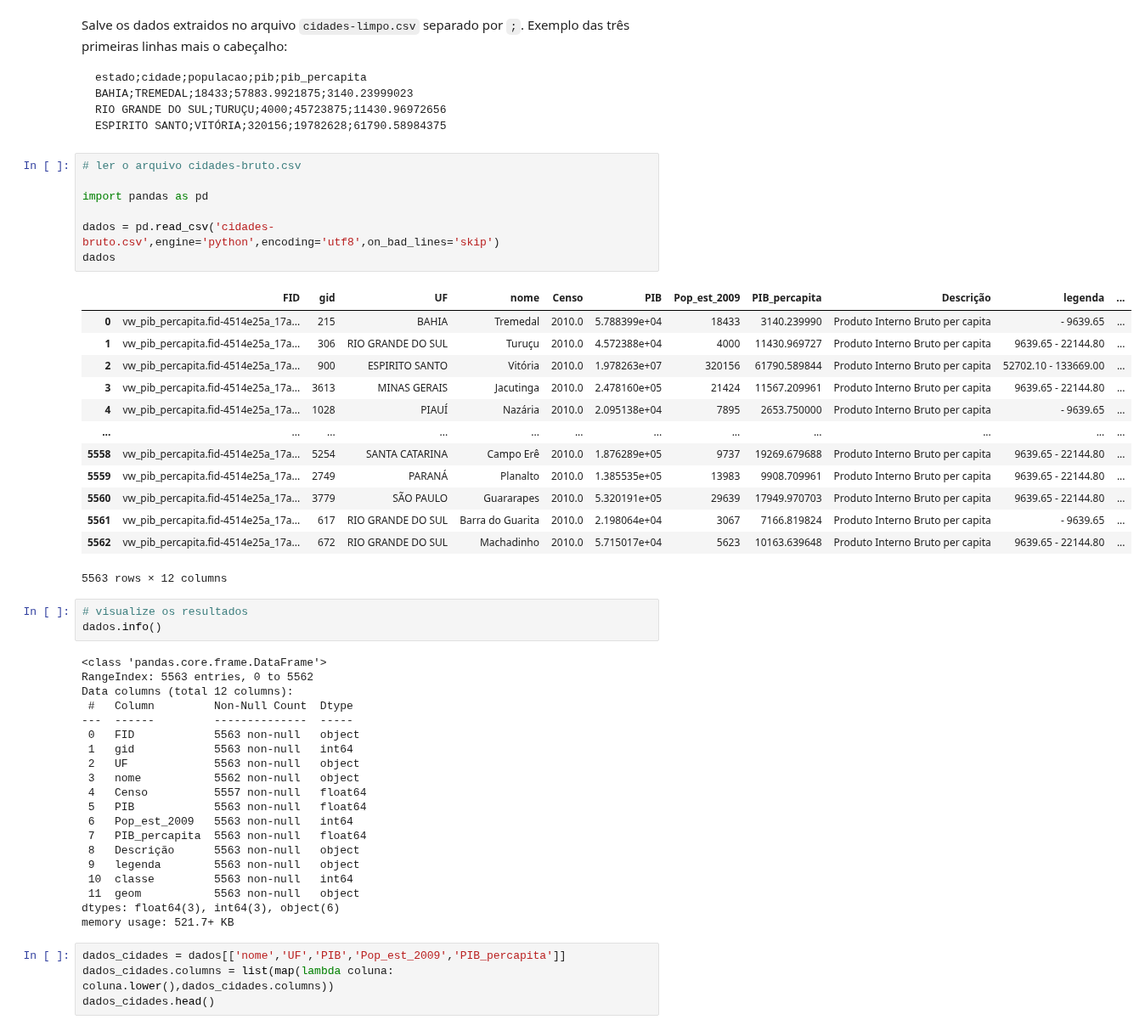
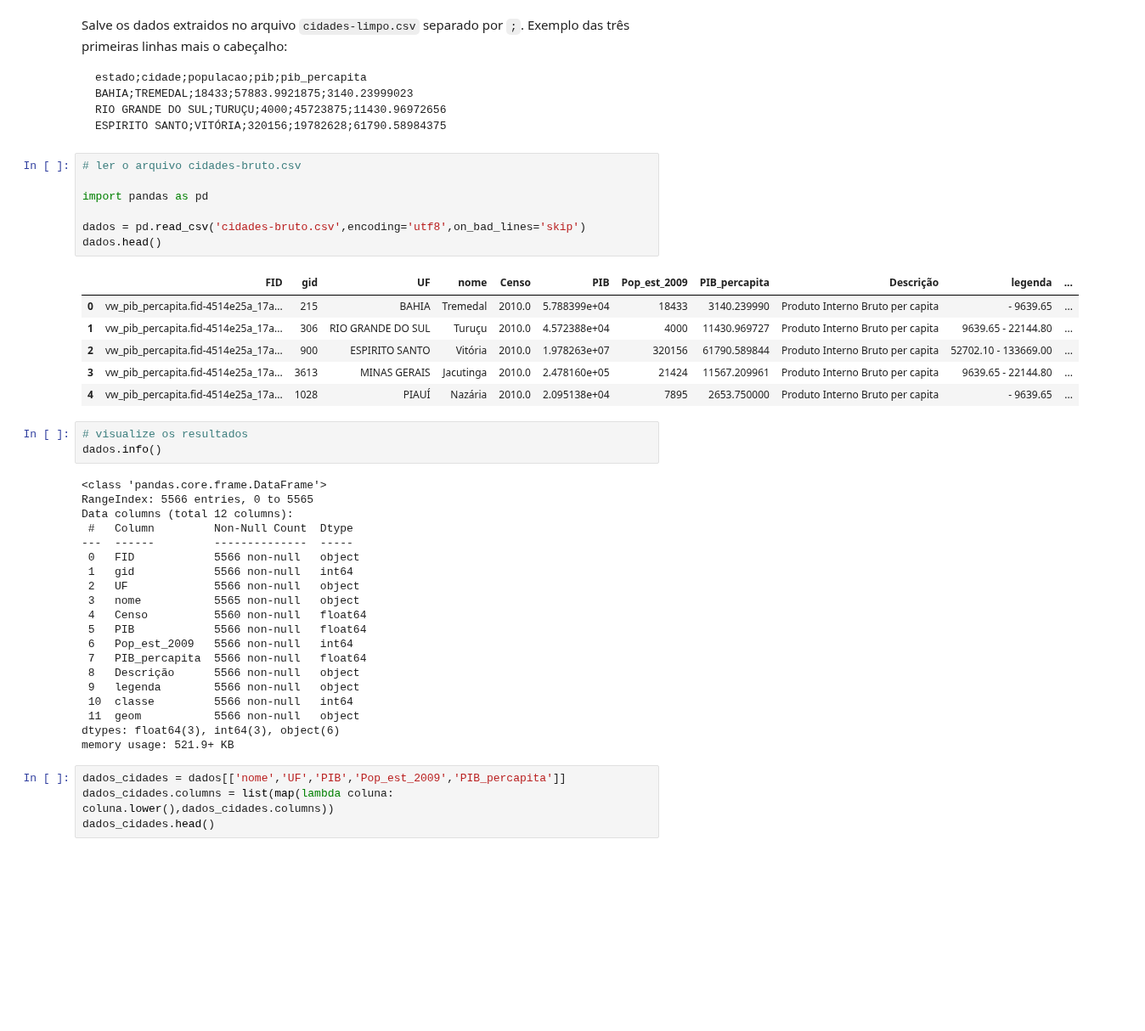
Before and after one commit to joaocabeca2/ebac, a Jupyter notebook: Profissao_Analista_de_dados_M13_Exercicio.ipynb, the cells around one changed output. Shown at 85% size. Cells and saved outputs as stored; diff of their text form; blank space fills up the shorter version.

```diff
--- a/Profissao_Analista_de_dados_M13_Exercicio.ipynb
+++ b/Profissao_Analista_de_dados_M13_Exercicio.ipynb
@@ -96,47 +96,40 @@ ESPIRITO SANTO;VITÓRIA;320156;19782628;61790.58984375
 # %%
 # ler o arquivo cidades-bruto.csv
 
 import pandas as pd
 
-dados = pd.read_csv('cidades-bruto.csv',engine='python',encoding='utf8',on_bad_lines='skip')
-dados
+dados = pd.read_csv('cidades-bruto.csv',encoding='utf8',on_bad_lines='skip')
+dados.head()
 # %% [output]
 |  | FID | gid | UF | nome | Censo | PIB | Pop_est_2009 | PIB_percapita | Descrição | legenda | ... |
 | 0 | vw_pib_percapita.fid-4514e25a_17a... | 215 | BAHIA | Tremedal | 2010.0 | 5.788399e+04 | 18433 | 3140.239990 | Produto Interno Bruto per capita | - 9639.65 | ... |
 | 1 | vw_pib_percapita.fid-4514e25a_17a... | 306 | RIO GRANDE DO SUL | Turuçu | 2010.0 | 4.572388e+04 | 4000 | 11430.969727 | Produto Interno Bruto per capita | 9639.65 - 22144.80 | ... |
 | 2 | vw_pib_percapita.fid-4514e25a_17a... | 900 | ESPIRITO SANTO | Vitória | 2010.0 | 1.978263e+07 | 320156 | 61790.589844 | Produto Interno Bruto per capita | 52702.10 - 133669.00 | ... |
 | 3 | vw_pib_percapita.fid-4514e25a_17a... | 3613 | MINAS GERAIS | Jacutinga | 2010.0 | 2.478160e+05 | 21424 | 11567.209961 | Produto Interno Bruto per capita | 9639.65 - 22144.80 | ... |
 | 4 | vw_pib_percapita.fid-4514e25a_17a... | 1028 | PIAUÍ | Nazária | 2010.0 | 2.095138e+04 | 7895 | 2653.750000 | Produto Interno Bruto per capita | - 9639.65 | ... |
-| ... | ... | ... | ... | ... | ... | ... | ... | ... | ... | ... | ... |
-| 5558 | vw_pib_percapita.fid-4514e25a_17a... | 5254 | SANTA CATARINA | Campo Erê | 2010.0 | 1.876289e+05 | 9737 | 19269.679688 | Produto Interno Bruto per capita | 9639.65 - 22144.80 | ... |
-| 5559 | vw_pib_percapita.fid-4514e25a_17a... | 2749 | PARANÁ | Planalto | 2010.0 | 1.385535e+05 | 13983 | 9908.709961 | Produto Interno Bruto per capita | 9639.65 - 22144.80 | ... |
-| 5560 | vw_pib_percapita.fid-4514e25a_17a... | 3779 | SÃO PAULO | Guararapes | 2010.0 | 5.320191e+05 | 29639 | 17949.970703 | Produto Interno Bruto per capita | 9639.65 - 22144.80 | ... |
-| 5561 | vw_pib_percapita.fid-4514e25a_17a... | 617 | RIO GRANDE DO SUL | Barra do Guarita | 2010.0 | 2.198064e+04 | 3067 | 7166.819824 | Produto Interno Bruto per capita | - 9639.65 | ... |
-| 5562 | vw_pib_percapita.fid-4514e25a_17a... | 672 | RIO GRANDE DO SUL | Machadinho | 2010.0 | 5.715017e+04 | 5623 | 10163.639648 | Produto Interno Bruto per capita | 9639.65 - 22144.80 | ... |
-5563 rows × 12 columns
 # %%
 # visualize os resultados
 dados.info()
 # %% [output]
 <class 'pandas.core.frame.DataFrame'>
-RangeIndex: 5563 entries, 0 to 5562
+RangeIndex: 5566 entries, 0 to 5565
 Data columns (total 12 columns):
  #   Column         Non-Null Count  Dtype
 ---  ------         --------------  -----
- 0   FID            5563 non-null   object
- 1   gid            5563 non-null   int64
- 2   UF             5563 non-null   object
- 3   nome           5562 non-null   object
- 4   Censo          5557 non-null   float64
- 5   PIB            5563 non-null   float64
- 6   Pop_est_2009   5563 non-null   int64
- 7   PIB_percapita  5563 non-null   float64
- 8   Descrição      5563 non-null   object
- 9   legenda        5563 non-null   object
- 10  classe         5563 non-null   int64
- 11  geom           5563 non-null   object
+ 0   FID            5566 non-null   object
+ 1   gid            5566 non-null   int64
+ 2   UF             5566 non-null   object
+ 3   nome           5565 non-null   object
+ 4   Censo          5560 non-null   float64
+ 5   PIB            5566 non-null   float64
+ 6   Pop_est_2009   5566 non-null   int64
+ 7   PIB_percapita  5566 non-null   float64
+ 8   Descrição      5566 non-null   object
+ 9   legenda        5566 non-null   object
+ 10  classe         5566 non-null   int64
+ 11  geom           5566 non-null   object
 dtypes: float64(3), int64(3), object(6)
-memory usage: 521.7+ KB
+memory usage: 521.9+ KB
 # %%
 dados_cidades = dados[['nome','UF','PIB','Pop_est_2009','PIB_percapita']]
 dados_cidades.columns = list(map(lambda coluna: coluna.lower(),dados_cidades.columns))
```
Also changed, not shown: parts of 15 cells of this notebook.
